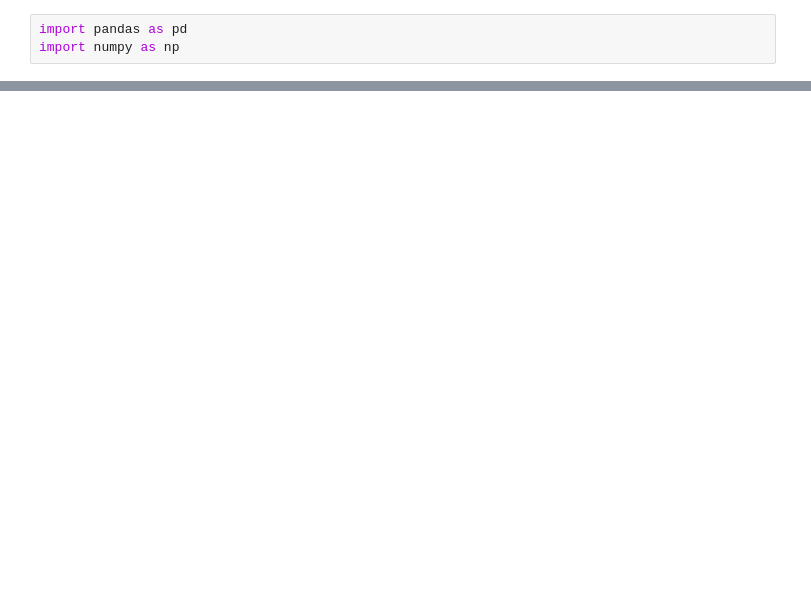
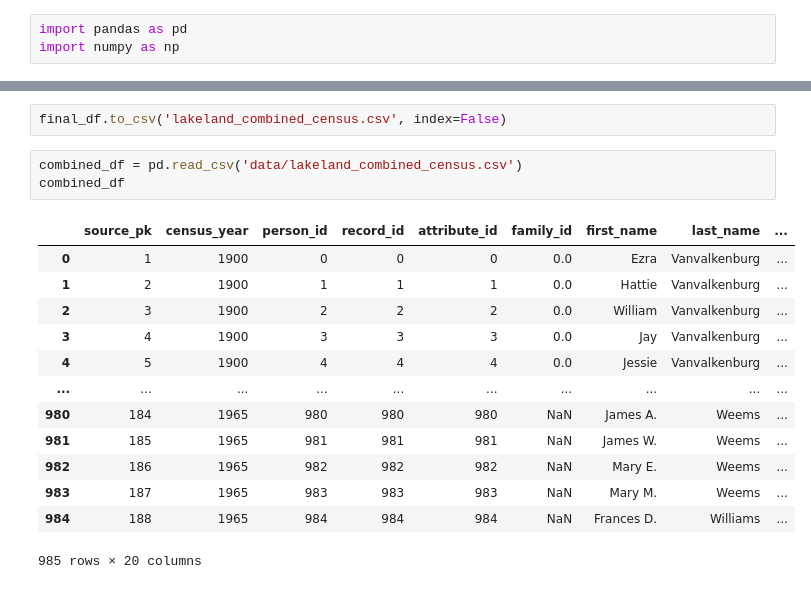
Before and after one commit to vasantsaladi/lakeland_transfer, a Jupyter notebook: import.ipynb, the cells around one changed output, grey strips where cells are left out. Cells and saved outputs as stored; diff of their text form; blank space fills up the shorter version.

```diff
--- a/import.ipynb
+++ b/import.ipynb
@@ -25,0 +133,19 @@ Sample of each census year:
+# %%
+final_df.to_csv('lakeland_combined_census.csv', index=False)
+# %%
+combined_df = pd.read_csv('data/lakeland_combined_census.csv')
+combined_df
+# %% [output]
+|  | source_pk | census_year | person_id | record_id | attribute_id | family_id | first_name | last_name | ... |
+| 0 | 1 | 1900 | 0 | 0 | 0 | 0.0 | Ezra | Vanvalkenburg | ... |
+| 1 | 2 | 1900 | 1 | 1 | 1 | 0.0 | Hattie | Vanvalkenburg | ... |
+| 2 | 3 | 1900 | 2 | 2 | 2 | 0.0 | William | Vanvalkenburg | ... |
+| 3 | 4 | 1900 | 3 | 3 | 3 | 0.0 | Jay | Vanvalkenburg | ... |
+| 4 | 5 | 1900 | 4 | 4 | 4 | 0.0 | Jessie | Vanvalkenburg | ... |
+| ... | ... | ... | ... | ... | ... | ... | ... | ... | ... |
+| 980 | 184 | 1965 | 980 | 980 | 980 | NaN | James A. | Weems | ... |
+| 981 | 185 | 1965 | 981 | 981 | 981 | NaN | James W. | Weems | ... |
+| 982 | 186 | 1965 | 982 | 982 | 982 | NaN | Mary E. | Weems | ... |
+| 983 | 187 | 1965 | 983 | 983 | 983 | NaN | Mary M. | Weems | ... |
+| 984 | 188 | 1965 | 984 | 984 | 984 | NaN | Frances D. | Williams | ... |
+985 rows × 20 columns
```
Also changed, not shown: parts of 13 cells of this notebook, 2 other files.
